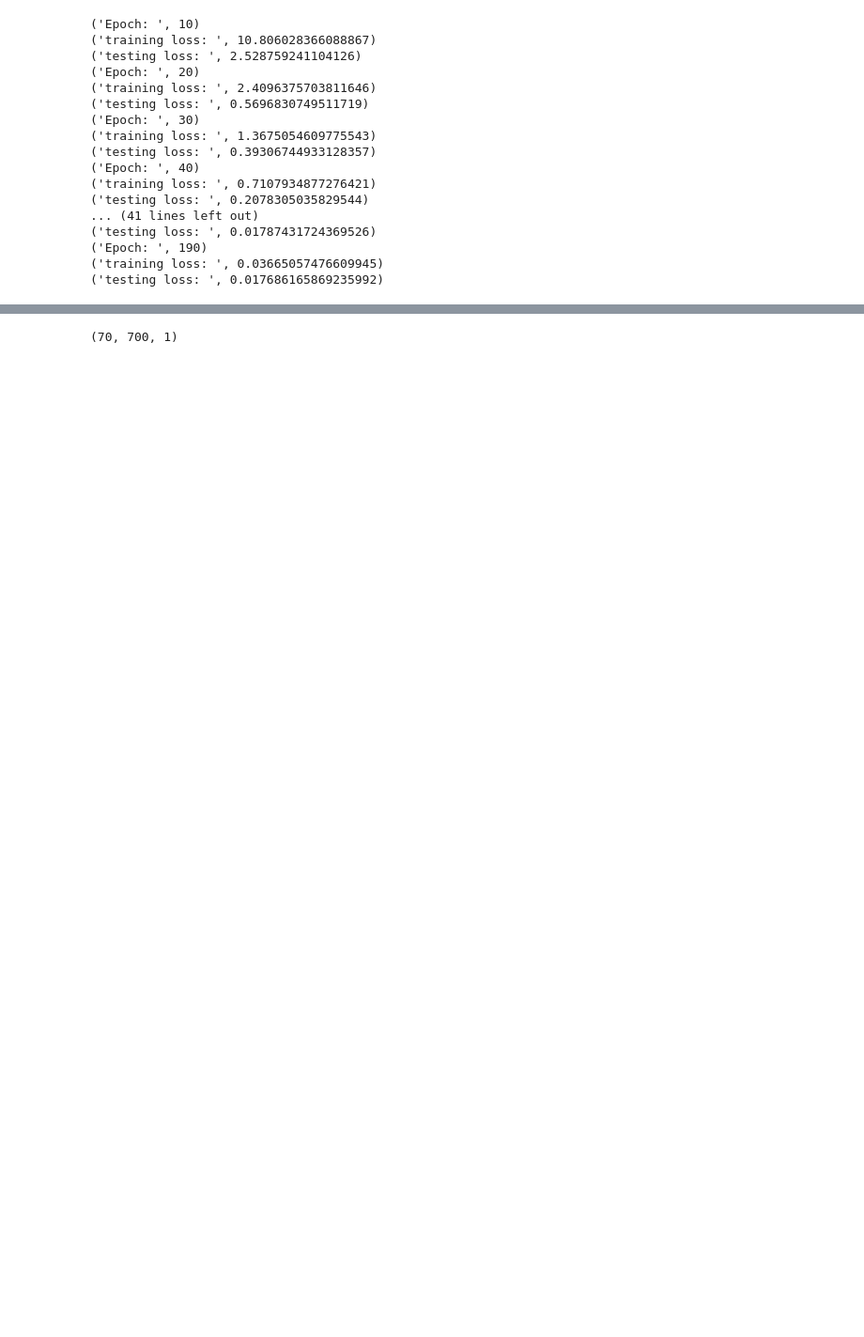
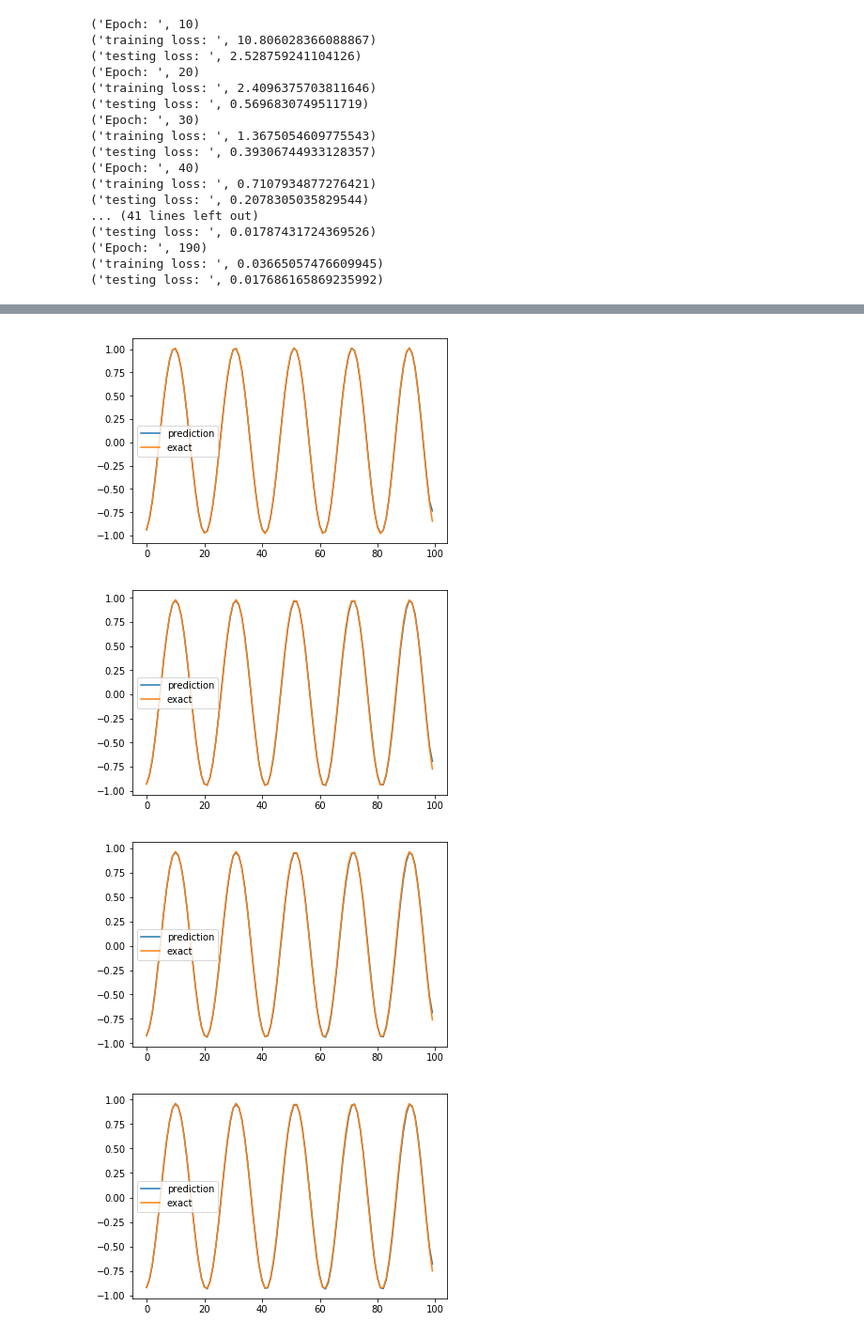
Before and after one commit to Akaza994/powergrid, a Jupyter notebook: bus_v.ipynb, the cells around one changed output, grey strips where cells are left out. Shown at 94% size. Saved outputs shown, nothing was run; the diff lists cells and outputs as text; code cells hidden in the pictures; blank space fills up the shorter version.

```diff
--- a/bus_v.ipynb
+++ b/bus_v.ipynb
@@ -165,4 +162,14 @@ for i in [1,5,9,15,25,32,43,56]:
-# %%
-data_test[0][0].shape
-# %% [output]
-(70, 700, 1)
+# %%
+y=data_test[0][1]
+import matplotlib.pyplot as plt
+%matplotlib inline
+for i in [1,3,6,7,9]:
+    plt.plot(pred1[i,:],label='prediction')
+    plt.plot(y[i,:],label='exact')
+    plt.legend()
+    plt.show()
+# %% [output]
+[figure, added]
+[figure, added]
+[figure, added]
+[figure, added]
```
Also changed, not shown: parts of 2 cells of this notebook.
